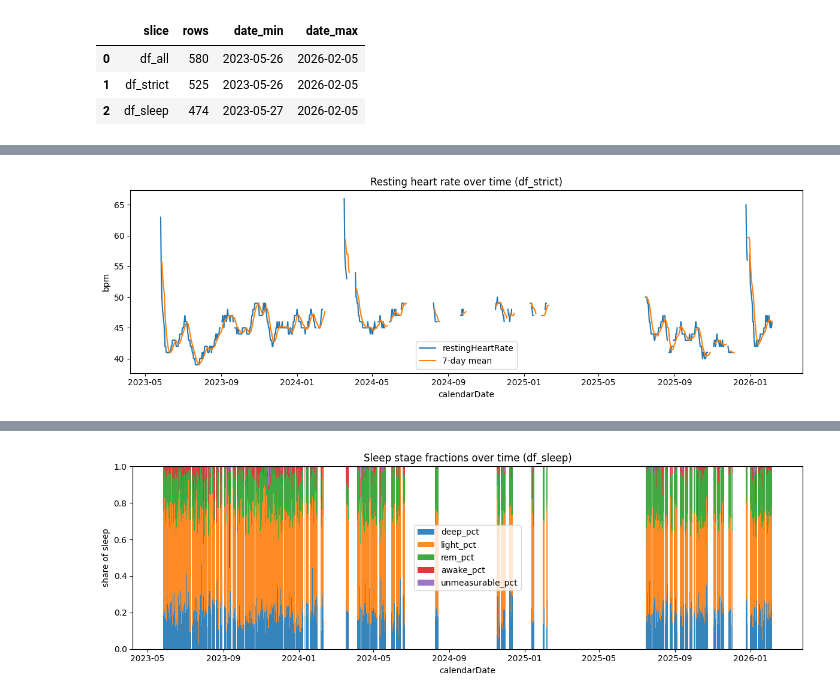
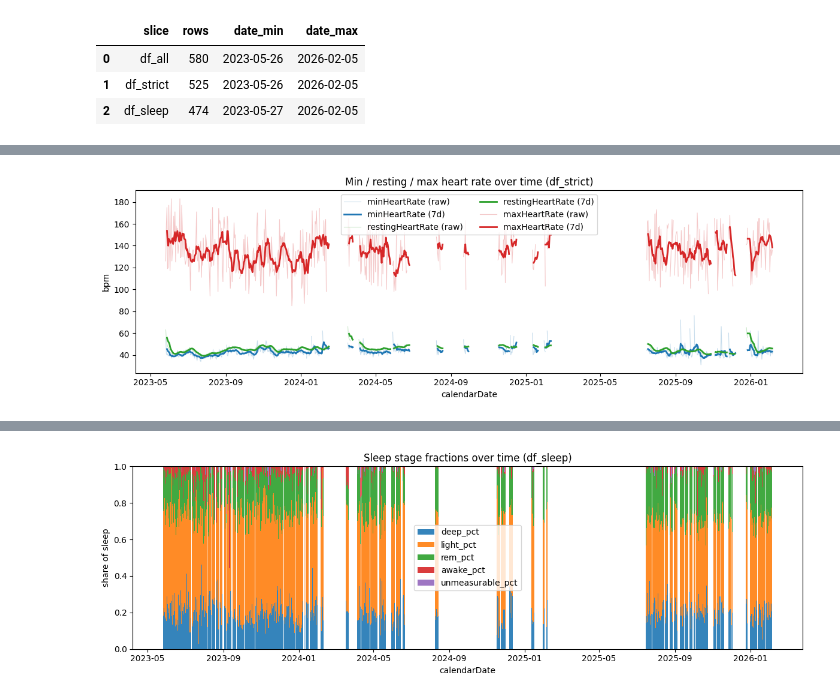
Before and after one commit to AlexBatrakov/wearable-analytics, a Jupyter notebook: notebooks/02_eda_timeseries.ipynb, the cells around one changed output, grey strips where cells are left out. Drawn from its saved outputs; the diff is of its cells as text; code cells hidden in the pictures.

```diff
--- a/notebooks/02_eda_timeseries.ipynb
+++ b/notebooks/02_eda_timeseries.ipynb
@@ -15,9 +23,11 @@ from garmin_analytics.eda import prepare as eda_prepare
 from garmin_analytics.eda.plots_common import maybe_savefig as eda_maybe_savefig, repo_root as eda_repo_root
 from garmin_analytics.eda.sleep_plots import (
     plot_sleep_duration,
+    plot_sleep_duration_scored,
     plot_sleep_intervals,
     plot_sleep_respiration,
     plot_sleep_scores,
+    plot_sleep_spo2,
     plot_sleep_stage_fractions,
     plot_sleep_stage_hours,
     plot_sleep_stress,
@@ -25,10 +35,16 @@ from garmin_analytics.eda.sleep_plots import (
 
 repo_root = eda_repo_root(Path.cwd())
 
-SAVE_FIGS: bool = True
+SAVE_FIGS: bool = False
 FIG_DIR = repo_root / 'reports/figures/timeseries'
 DPI = 150
 FIG_FMT = "png"
+
+RAW_ALPHA_DEFAULT = 0.30
+RAW_ALPHA_DENSE = 0.25
+RAW_LW = 0.8
+ROLL_LW = 2.0
+ROLL_ALPHA = 0.95
 
 add_derived_features = eda_prepare.add_derived_features
 build_eda_frames = eda_prepare.build_eda_frames
@@ -202,11 +235,11 @@ else:
             ax.scatter(
                 corrupted['calendarDate'],
                 y_corrupted.values,
-                s=60,
-                marker='o',
-                edgecolors='k',
-                linewidths=0.5,
-                zorder=5,
+                s=28,
+                marker='x',
+                color='#d62728',
+                linewidths=1.0,
+                zorder=6,
                 label='corrupted_stress_only_day',
             )
 
@@ -328,5 +556,35 @@ else:
 # %%
-_plot_line_with_roll(df_strict, 'restingHeartRate', 'Resting heart rate over time (df_strict)', 'bpm', save_name='resting_hr_strict')
+heart_cols = [c for c in ['minHeartRate', 'maxHeartRate', 'restingHeartRate'] if c in df_strict.columns]
+if len(heart_cols) < 2:
+    print('Skip: missing key heart-rate columns')
+else:
+    fig, ax = plt.subplots(figsize=(12, 4))
+    colors = {
+        'minHeartRate': '#1f77b4',
+        'restingHeartRate': '#2ca02c',
+        'maxHeartRate': '#d62728',
+    }
+    for col in ['minHeartRate', 'restingHeartRate', 'maxHeartRate']:
+        if col not in heart_cols:
+            continue
+        s = plot_ts_with_gaps(ax, df_strict, 'calendarDate', col, label=f'{col} (raw)', rolling_days=None)
+        if s.empty:
+            continue
+        r = s.rolling(7, min_periods=3).mean()
+        ax.plot(s.index, r.values, color=colors[col], lw=ROLL_LW, label=f'{col} (7d)')
+        for line in ax.lines[:-1]:
+            if line.get_label() == f'{col} (raw)':
+                line.set_color(colors[col])
+                line.set_alpha(RAW_ALPHA_DENSE)
+                line.set_linewidth(RAW_LW)
+
+    ax.set_title('Min / resting / max heart rate over time (df_strict)')
+    ax.set_xlabel('calendarDate')
+    ax.set_ylabel('bpm')
+    ax.legend(loc='best', ncol=2)
+    fig.tight_layout()
+    maybe_save(fig, 'heart_min_resting_max_strict')
+    plt.show()
 # %% [output]
-[figure, old version]
+[figure, new version]
 # %%
```
Also changed, not shown: parts of 30 cells of this notebook, 2 other files.
